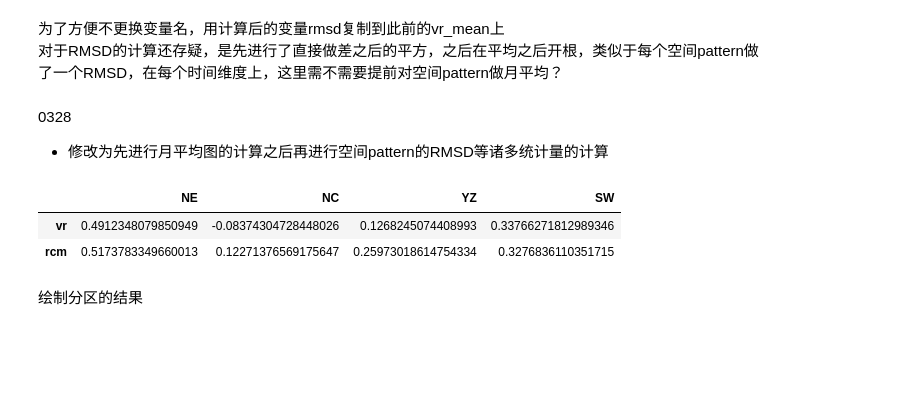
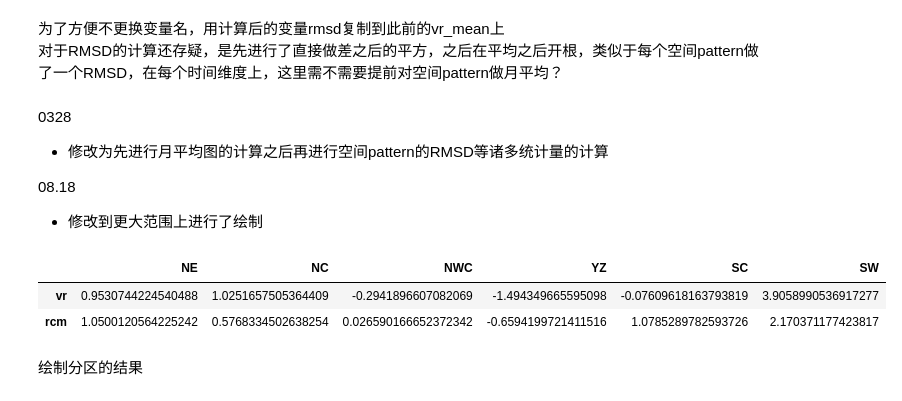
Before and after one commit to dozerlcl/MPAS_case_study, a Jupyter notebook: 92-25km_vr_rcm_postprocess/visualization/check_obs/settled/pre/time_series_partial/stats_interannual.ipynb, the cells around one changed output. Cells and saved outputs as stored; diff of their text form; code cells hidden in the pictures; blank space fills up the shorter version.

```diff
--- a/92-25km_vr_rcm_postprocess/visualization/check_obs/settled/pre/time_series_partial/stats_interannual.ipynb
+++ b/92-25km_vr_rcm_postprocess/visualization/check_obs/settled/pre/time_series_partial/stats_interannual.ipynb
@@ -18,10 +18,14 @@ remains:绘制更多统计量的
 0328
 
 - 修改为先进行月平均图的计算之后再进行空间pattern的RMSD等诸多统计量的计算
+
+08.18
+
+-   修改到更大范围上进行了绘制
 # %%
 # 确定绘制的种类
 
-partial_list = ["NE", "NC", "YZ", "SW"]
+partial_list = ["NE", "NC", "NWC", "YZ", "SC","SW"]
 seasons_list = ['am', 'jja']
 bias_dict = {}
 rmsd_dict = {}
@@ -44,23 +48,23 @@ for season in seasons_list:
     for region in partial_list:
 
         # 读取数据
-        main_path = "/raid52/yycheng/MPAS/REFERENCE/TEMP_DATA/partial_pre/"+region+"/mask_res_interannual/"
+        main_path = "/raid52/yycheng/MPAS/REFERENCE/TEMP_DATA_large/partial_pre/"+region+"/interannual/"
 
-        dir_vr = main_path + season +"_mask_vr_pre_98-17.nc"
+        dir_vr = main_path + season +"_vr_pre_98-17.nc"
         ds_vr = xr.open_dataset(dir_vr)
         # ds_vr
 
         # dir_rcm = "/raid52/yycheng/MPAS/RCM_postprocess/RCM_merge/pre/" + "daily_pre_03-15.nc"
-        dir_rcm = main_path + season + "_mask_rcm_pre_98-17.nc"
+        dir_rcm = main_path + season + "_rcm_pre_98-17.nc"
         ds_rcm = xr.open_dataset(dir_rcm)
         # ds_rcm
 
-        obs_cn051 = main_path + season + "_mask_sel_CN05.1_Pre_1961_2018_daily_025x025.nc"
+        obs_cn051 = main_path + season + "_obsmerge_pre_98-17.nc"
         ds_cn051 = xr.open_dataset(obs_cn051)
 
         # 整理数据
 
-        obs_years  = ds_cn051['pre']
+        obs_years  = ds_cn051['premerge']
         vr_years   = ds_vr['precip_MPAS']
         rcm_years  = ds_rcm['precip_MPAS']
 
@@ -105,13 +109,13 @@ for season in seasons_list:
     corr_table[season] = corr_region_table
 # %%
 # 数据测试,简单把多年累计一下做一个小表
-# pd.DataFrame(bias_table['jja'])
+pd.DataFrame(bias_table['jja'])
 # pd.DataFrame(rmsd_table['jja'])
-pd.DataFrame(corr_table['jja'])
+# pd.DataFrame(corr_table['jja'])
 # %% [output]
-|  | NE | NC | YZ | SW |
-| vr | 0.4912348079850949 | -0.08374304728448026 | 0.1268245074408993 | 0.33766271812989346 |
-| rcm | 0.5173783349660013 | 0.12271376569175647 | 0.25973018614754334 | 0.3276836110351715 |
+|  | NE | NC | NWC | YZ | SC | SW |
+| vr | 0.9530744224540488 | 1.0251657505364409 | -0.2941896607082069 | -1.494349665595098 | -0.07609618163793819 | 3.9058990536917277 |
+| rcm | 1.0500120564225242 | 0.5768334502638254 | 0.026590166652372342 | -0.6594199721411516 | 1.0785289782593726 | 2.170371177423817 |
 # %% [markdown]
 绘制分区的结果
 # %% [markdown]
```
Also changed, not shown: parts of 1 cell of this notebook, 10 other files.
